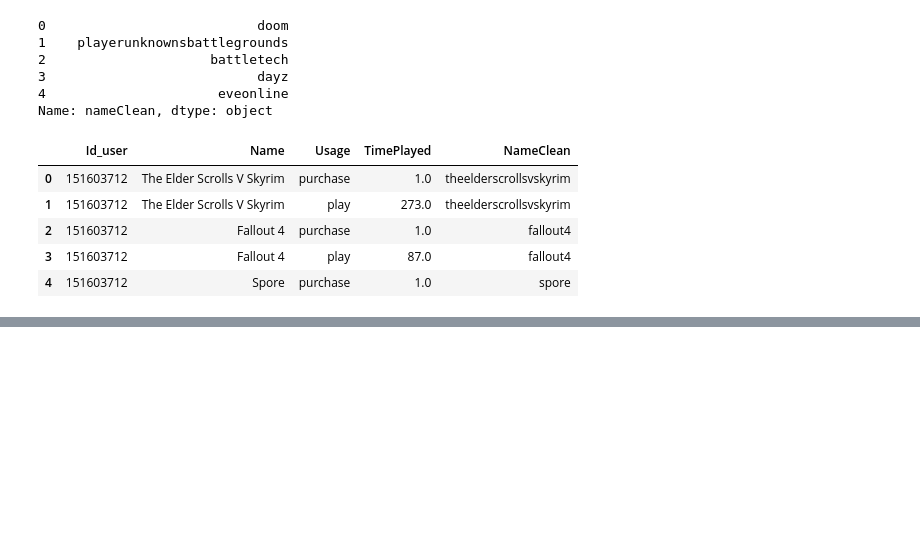
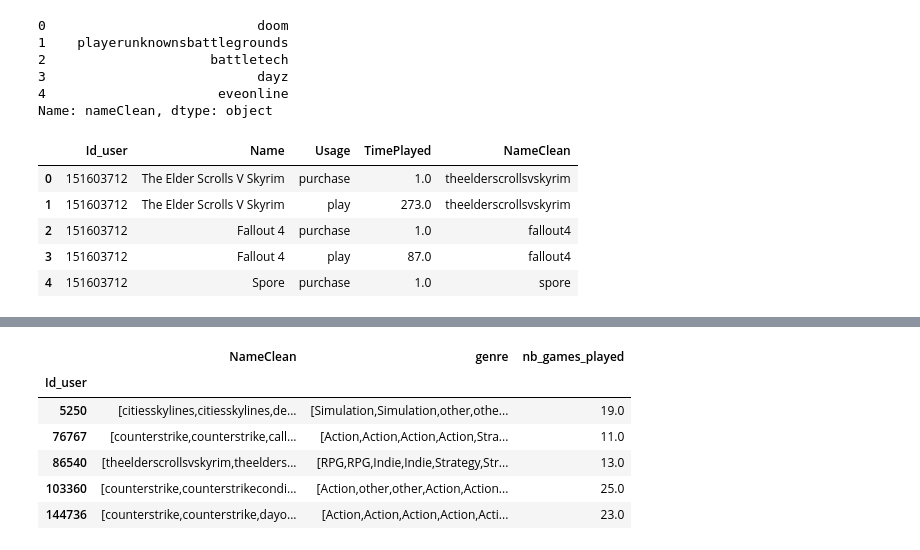
Before and after one commit to WhoIsKeyserSoze/RecommendationEngineForVideoGames, a Jupyter notebook: Notebooks/DataExploration.ipynb, the cells around one changed output, grey strips where cells are left out. Drawn from its saved outputs; the diff is of its cells as text; code cells hidden in the pictures; blank space fills up the shorter version.

```diff
--- a/Notebooks/DataExploration.ipynb
+++ b/Notebooks/DataExploration.ipynb
@@ -135,0 +208,21 @@ steam | merged | full
+# %%
+df["genre"] = df["genre"].apply(lambda x:str(x).split(sep=",")[0]).replace("nan","other")
+
+df2 = df.groupby("Id_user").agg({
+    'NameClean' : lambda x: [','.join(x)],
+    'genre' : lambda x: [','.join(x)]})
+
+
+df2["nb_games_played"] = df["NameClean"].apply(lambda x : len(x))
+df2.head()
+
+# df2["FavoriteGenre"] = df["genre"].apply(lambda x : mode(x))
+# df2["FavoriteGenre"].head()
+# %% [output]
+|  | NameClean | genre | nb_games_played |
+| Id_user |  |  |  |
+| 5250 | [citiesskylines,citiesskylines,de... | [Simulation,Simulation,other,othe... | 19.0 |
+| 76767 | [counterstrike,counterstrike,call... | [Action,Action,Action,Action,Stra... | 11.0 |
+| 86540 | [theelderscrollsvskyrim,theelders... | [RPG,RPG,Indie,Indie,Strategy,Str... | 13.0 |
+| 103360 | [counterstrike,counterstrikecondi... | [Action,other,other,Action,Action... | 25.0 |
+| 144736 | [counterstrike,counterstrike,dayo... | [Action,Action,Action,Action,Acti... | 23.0 |
```
Also changed, not shown: parts of 10 cells of this notebook.
